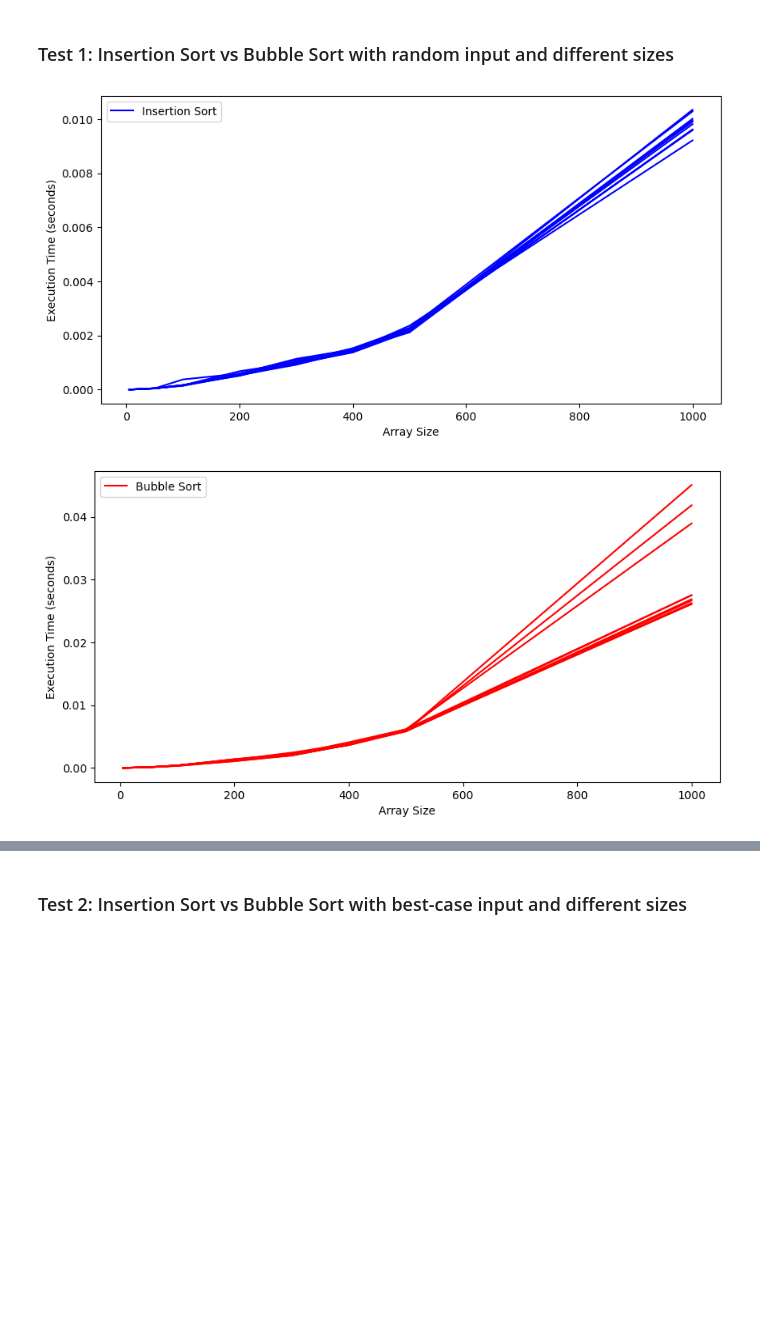
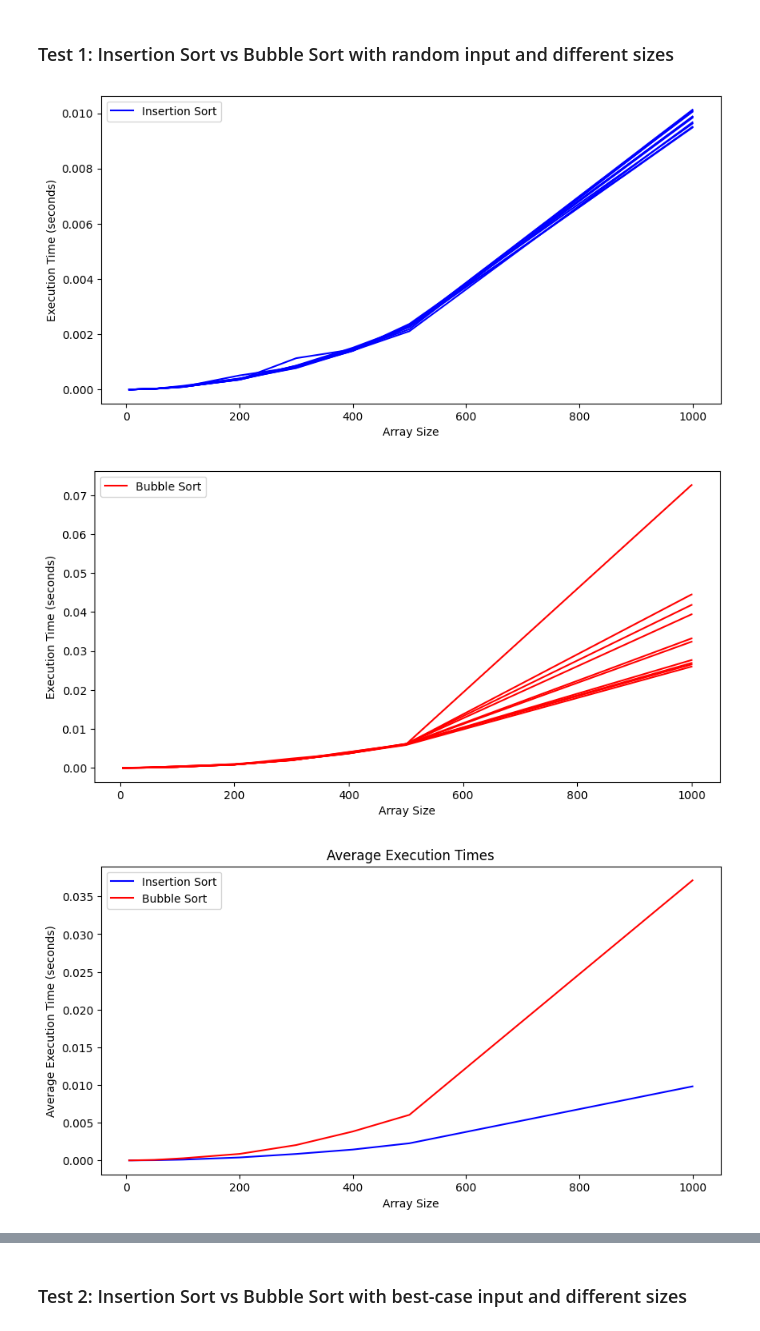
Before and after one commit to eliainnocenti/InsertionSort_BubbleSort, a Jupyter notebook: InsertionSort_BubbleSort.ipynb, the cells around one changed output, grey strips where cells are left out. Cells and saved outputs as stored; diff of their text form; code cells hidden in the pictures; blank space fills up the shorter version.

```diff
--- a/InsertionSort_BubbleSort.ipynb
+++ b/InsertionSort_BubbleSort.ipynb
@@ -206,33 +206,58 @@ num_executions = 10
 # Measure execution times
 insertion_sort_times = []
 bubble_sort_times = []
 
 for size in array_sizes:
     insertion_sort_execution_times = measure_sorting_times(InsertionSort, size, num_executions)
     bubble_sort_execution_times = measure_sorting_times(BubbleSort, size, num_executions)
     insertion_sort_times.append(insertion_sort_execution_times)
     bubble_sort_times.append(bubble_sort_execution_times)
 
 # Show execution times
 plot_sorting_time_data(array_sizes, insertion_sort_times, bubble_sort_times)
 
+def plot_average_execution_times(array_sizes, insertion_sort_times, bubble_sort_times):
+    # Line colors
+    insertion_sort_color = 'blue'
+    bubble_sort_color = 'red'
+
+    # Calculate the average execution times for Insertion Sort and Bubble Sort
+    insertion_sort_avg_times = [statistics.mean(times) for times in insertion_sort_times]
+    bubble_sort_avg_times = [statistics.mean(times) for times in bubble_sort_times]
+
+    # Create a plot for average execution times
+    plt.figure(figsize=(10, 5))
+    plt.plot(array_sizes, insertion_sort_avg_times, label='Insertion Sort', color=insertion_sort_color, linestyle='-')
+    plt.plot(array_sizes, bubble_sort_avg_times, label='Bubble Sort', color=bubble_sort_color, linestyle='-')
+    plt.xlabel('Array Size')
+    plt.ylabel('Average Execution Time (seconds)')
+    plt.legend(['Insertion Sort', 'Bubble Sort'])
+    plt.title('Average Execution Times')
+
+    # Show the plot
+    plt.show()
+
+# Show average times
+plot_average_execution_times(array_sizes, insertion_sort_times, bubble_sort_times)
+
 # Print a table with execution times
 print("{:<10} {:<20} {:<20}".format("Array Size", "Insertion Sort Time", "Bubble Sort Time"))
 for i, size in enumerate(array_sizes):
     insertion_sort_avg_time = statistics.mean(insertion_sort_times[i])
     bubble_sort_avg_time = statistics.mean(bubble_sort_times[i])
 
     # Determine the color based on the minimum time
     if insertion_sort_avg_time < bubble_sort_avg_time:
         insertion_sort_color = "\033[32m"  # Green
         bubble_sort_color = "\033[31m"     # Red
     else:
         insertion_sort_color = "\033[31m"  # Red
         bubble_sort_color = "\033[32m"     # Green
 
     # Print the times with appropriate colors
     print("{:<10} {}{:<20f}\033[0m {}{:<20f}\033[0m".format(size, insertion_sort_color, insertion_sort_avg_time, bubble_sort_color, bubble_sort_avg_time))
 # %% [output]
-[figure, old version]
+[figure, new version]
-[figure, old version]
+[figure, new version]
+[figure, added]
 Array Size Insertion Sort Time  Bubble Sort Time
```
Also changed, not shown: parts of 6 cells of this notebook.
